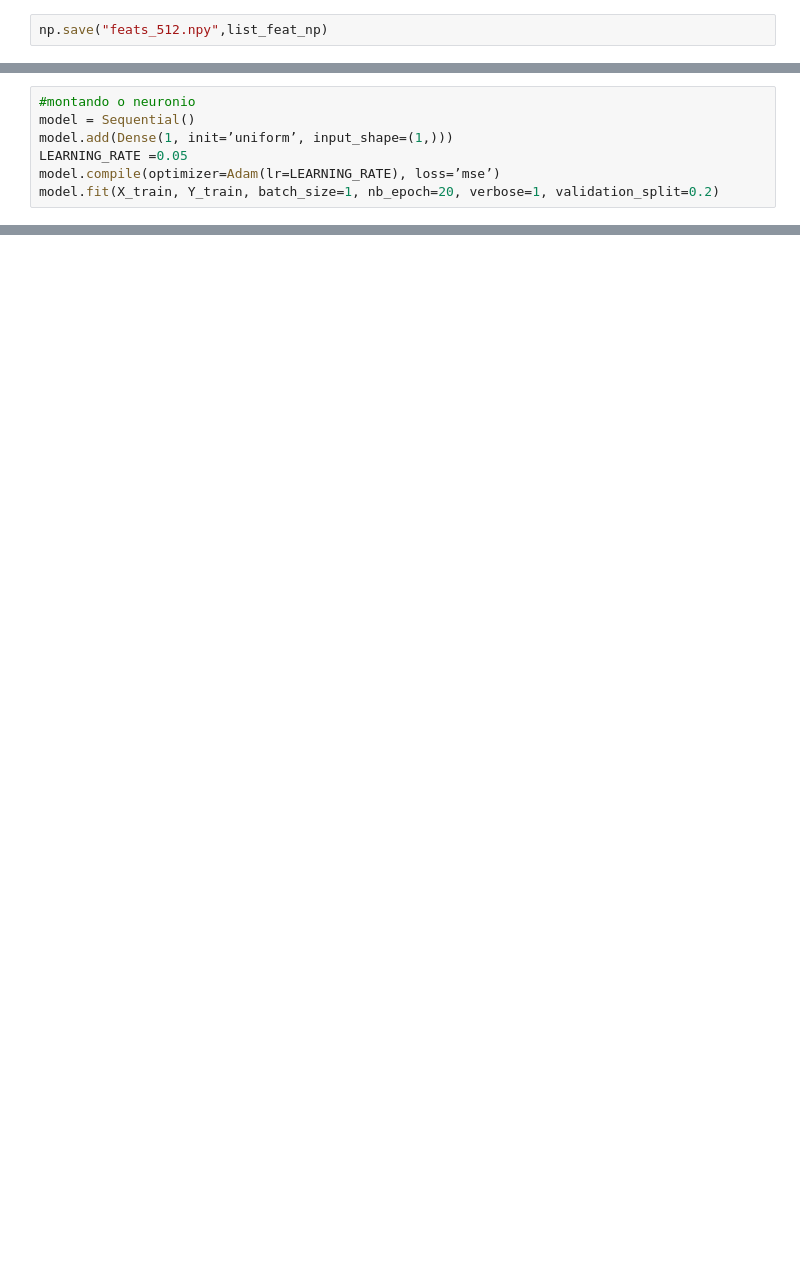
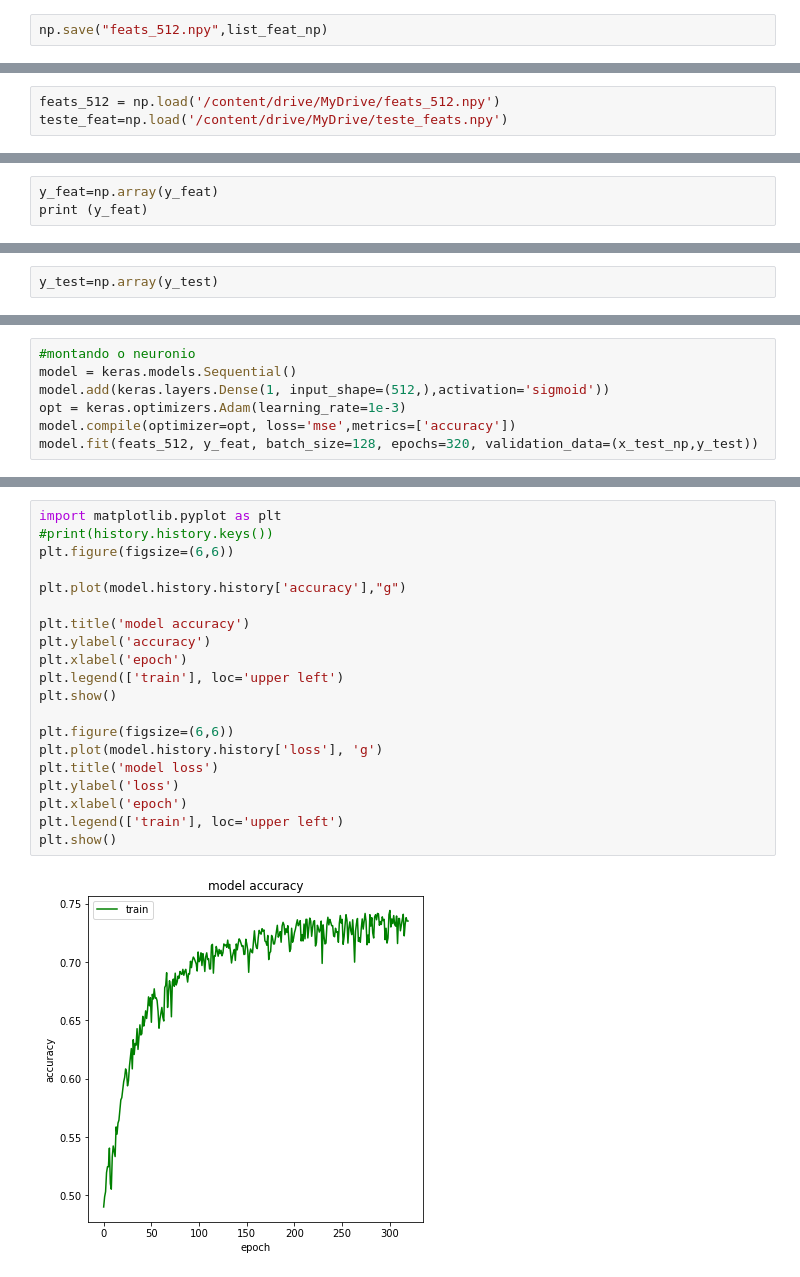
Before and after one commit to cord14/projeto-DL, a Jupyter notebook: Feature_extraction_com_VGG16.ipynb, the cells around one changed output, grey strips where cells are left out. Saved outputs shown, nothing was run; the diff lists cells and outputs as text; blank space fills up the shorter version.

```diff
--- a/Feature_extraction_com_VGG16.ipynb
+++ b/Feature_extraction_com_VGG16.ipynb
@@ -81,0 +141,3 @@ np.save("feats_512.npy",list_feat_np)
+# %%
+feats_512 = np.load('/content/drive/MyDrive/feats_512.npy')
+teste_feat=np.load('/content/drive/MyDrive/teste_feats.npy')
@@ -81,0 +156,3 @@ np.save("feats_512.npy",list_feat_np)
+# %%
+y_feat=np.array(y_feat)
+print (y_feat)
@@ -81,0 +161,2 @@ np.save("feats_512.npy",list_feat_np)
+# %%
+y_test=np.array(y_test)
@@ -82,7 +167,7 @@ np.save("feats_512.npy",list_feat_np)
 # %%
 #montando o neuronio
-model = Sequential()
-model.add(Dense(1, init=’uniform’, input_shape=(1,)))
-LEARNING_RATE =0.05
-model.compile(optimizer=Adam(lr=LEARNING_RATE), loss=’mse’)
-model.fit(X_train, Y_train, batch_size=1, nb_epoch=20, verbose=1, validation_split=0.2)
+model = keras.models.Sequential()
+model.add(keras.layers.Dense(1, input_shape=(512,),activation='sigmoid'))
+opt = keras.optimizers.Adam(learning_rate=1e-3)
+model.compile(optimizer=opt, loss='mse',metrics=['accuracy'])
+model.fit(feats_512, y_feat, batch_size=128, epochs=320, validation_data=(x_test_np,y_test))
@@ -88,0 +193,22 @@ model.fit(X_train, Y_train, batch_size=1, nb_epoch=20, verbose=1, validation_spl
+# %%
+import matplotlib.pyplot as plt
+#print(history.history.keys())
+plt.figure(figsize=(6,6))
+
+plt.plot(model.history.history['accuracy'],"g")
+
+plt.title('model accuracy')
+plt.ylabel('accuracy')
+plt.xlabel('epoch')
+plt.legend(['train'], loc='upper left')
+plt.show()
+
+plt.figure(figsize=(6,6))
+plt.plot(model.history.history['loss'], 'g')
+plt.title('model loss')
+plt.ylabel('loss')
+plt.xlabel('epoch')
+plt.legend(['train'], loc='upper left')
+plt.show()
+# %% [output]
+[figure, added]
```
Also changed, not shown: parts of 24 cells of this notebook.
